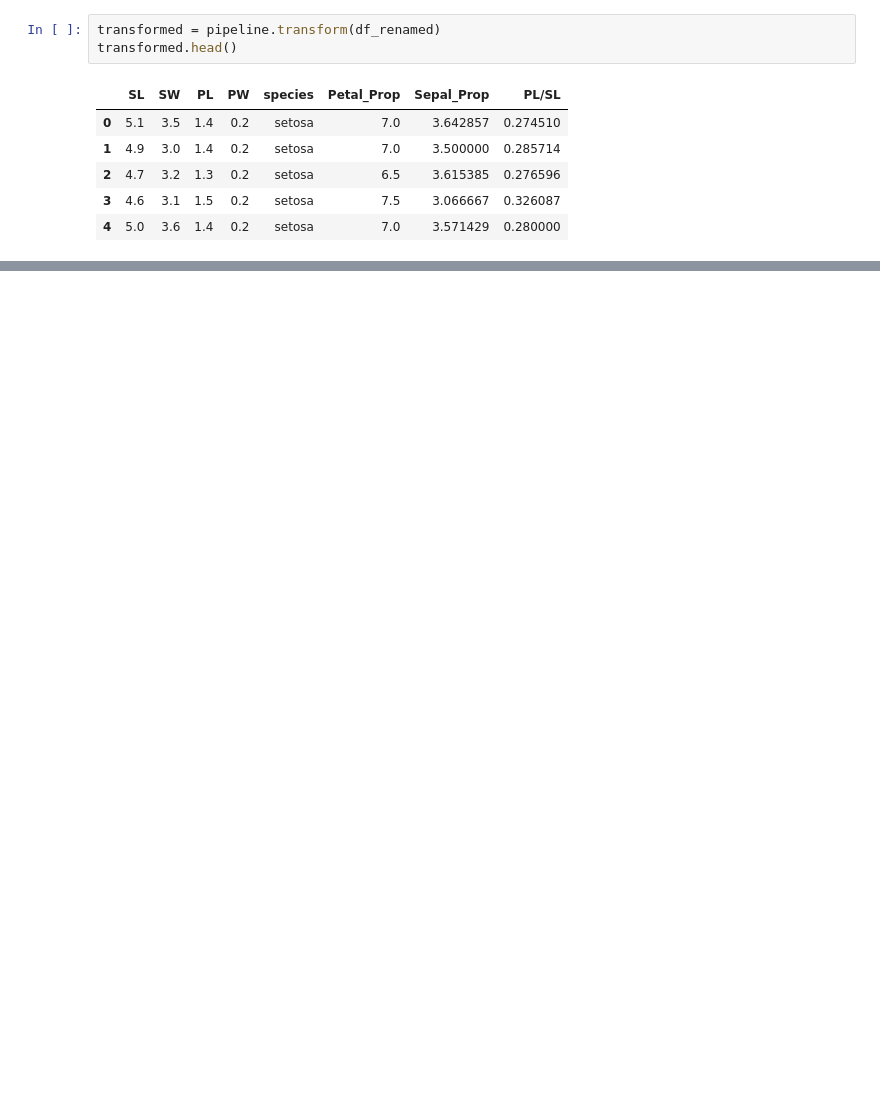
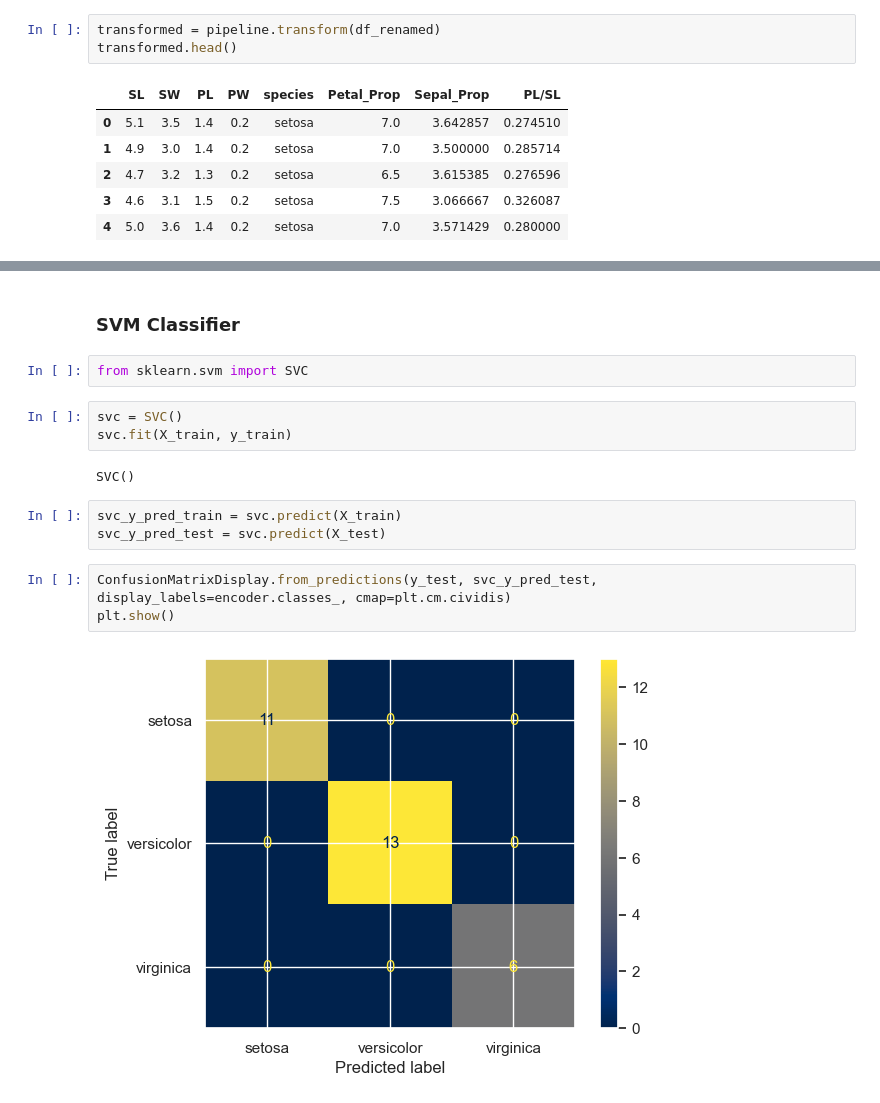
Before and after one commit to Drieger/iris-dataset-eda, a Jupyter notebook: iris.ipynb, the cells around one changed output, grey strips where cells are left out. Cells and saved outputs as stored; diff of their text form; blank space fills up the shorter version.

```diff
--- a/iris.ipynb
+++ b/iris.ipynb
@@ -398,0 +511,17 @@ transformed.head()
+# %% [markdown]
+### SVM Classifier
+# %%
+from sklearn.svm import SVC
+# %%
+svc = SVC()
+svc.fit(X_train, y_train)
+# %% [output]
+SVC()
+# %%
+svc_y_pred_train = svc.predict(X_train)
+svc_y_pred_test = svc.predict(X_test)
+# %%
+ConfusionMatrixDisplay.from_predictions(y_test, svc_y_pred_test, display_labels=encoder.classes_, cmap=plt.cm.cividis)
+plt.show()
+# %% [output]
+[figure, added]
```
Also changed, not shown: parts of 36 cells of this notebook.
